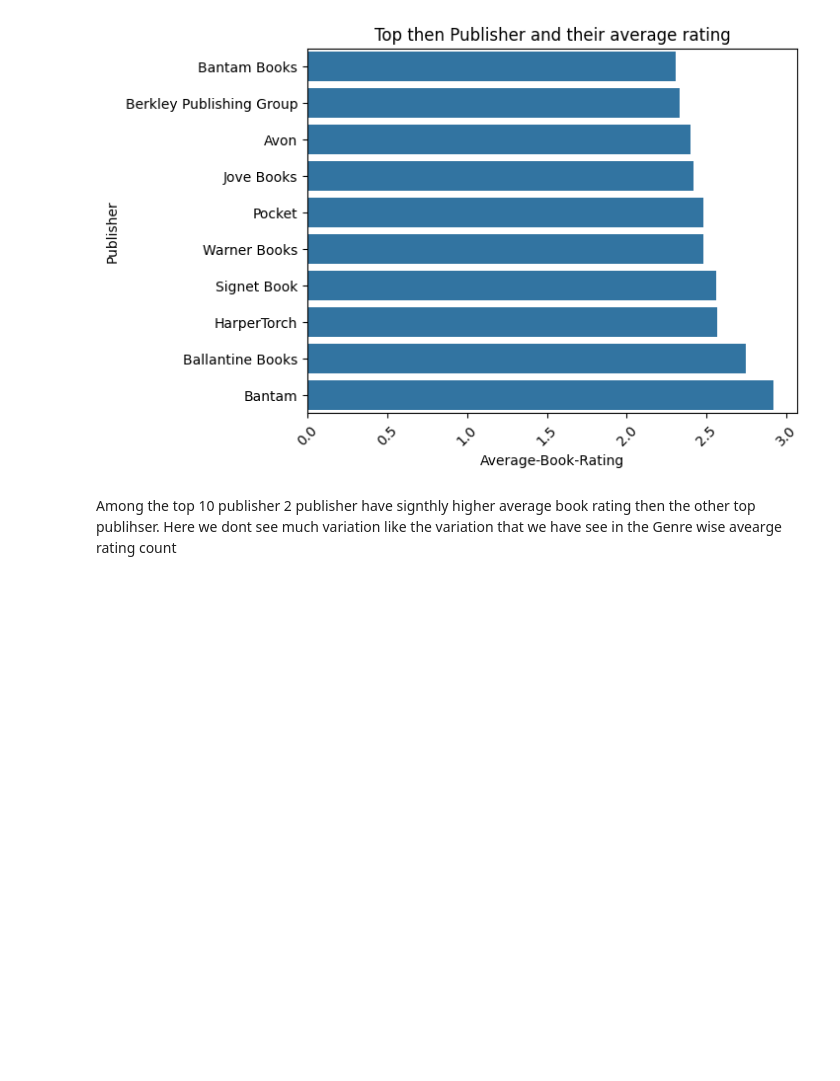
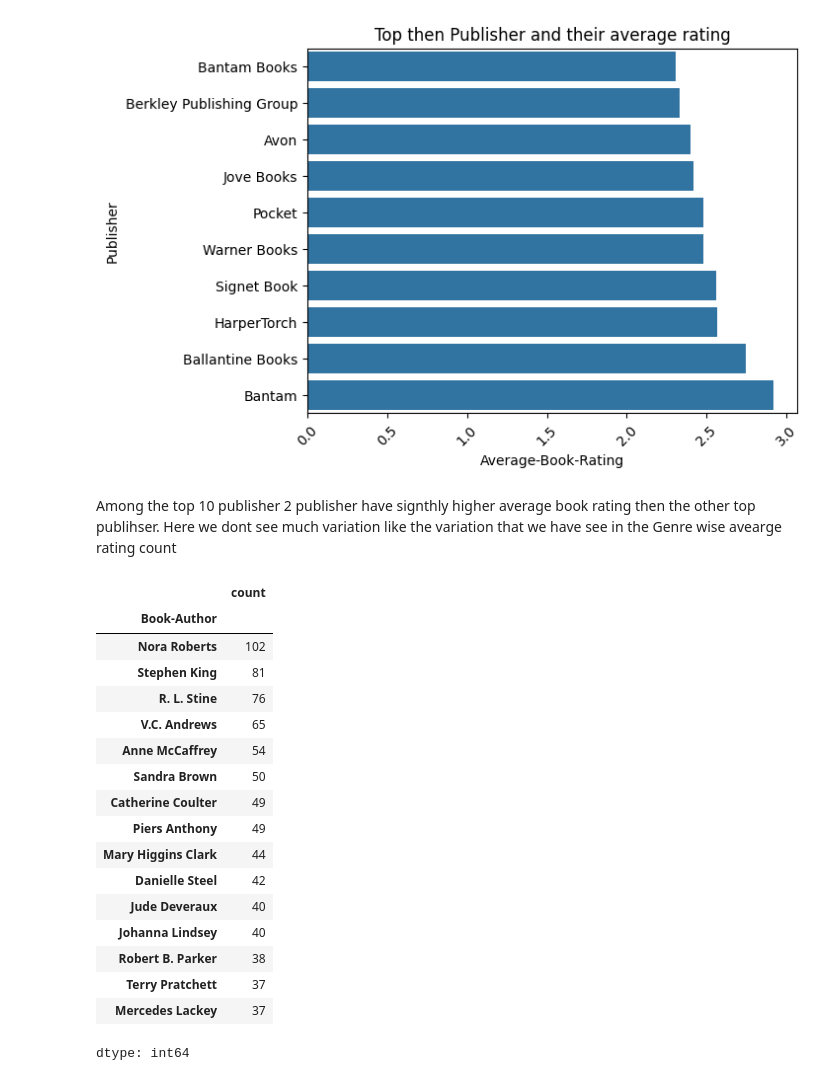
Before and after one commit to salina-nakarmi/Recommendo, a Jupyter notebook: EDA.ipynb, the cells around one changed output. Saved outputs shown, nothing was run; the diff lists cells and outputs as text; code cells hidden in the pictures; blank space fills up the shorter version.

```diff
--- a/EDA.ipynb
+++ b/EDA.ipynb
@@ -609,3 +609,24 @@ plt.show()
 [figure]
 # %% [markdown]
 Among the top 10 publisher 2 publisher have signthly higher average book rating then the other top publihser. Here we dont see much variation like the variation that we have see in the Genre wise avearge rating count
+# %%
+df["Book-Author"].value_counts().head(15)
+# %% [output]
+|  | count |
+| Book-Author |  |
+| Nora Roberts | 102 |
+| Stephen King | 81 |
+| R. L. Stine | 76 |
+| V.C. Andrews | 65 |
+| Anne McCaffrey | 54 |
+| Sandra Brown | 50 |
+| Catherine Coulter | 49 |
+| Piers Anthony | 49 |
+| Mary Higgins Clark | 44 |
+| Danielle Steel | 42 |
+| Jude Deveraux | 40 |
+| Johanna Lindsey | 40 |
+| Robert B. Parker | 38 |
+| Terry Pratchett | 37 |
+| Mercedes Lackey | 37 |
+dtype: int64
```
Also changed, not shown: parts of 4 cells of this notebook.
